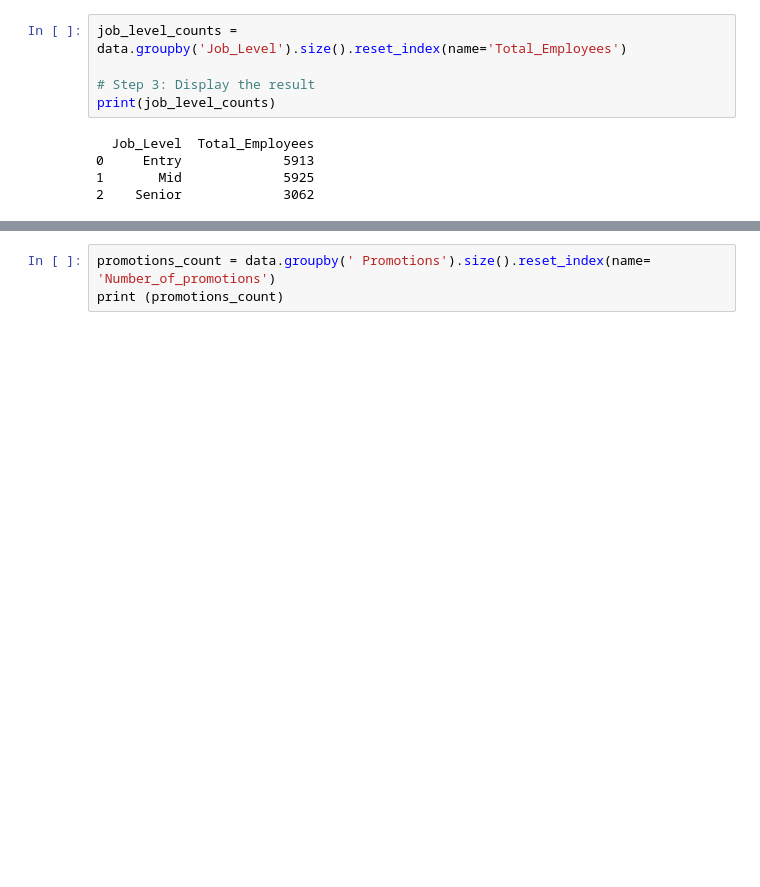
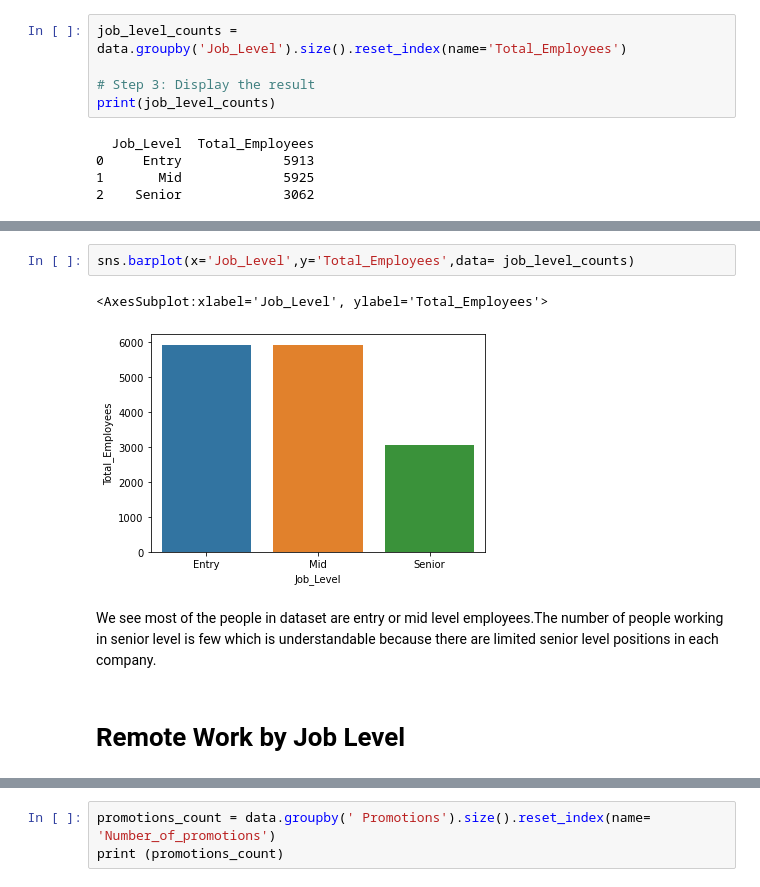
Before and after one commit to dikshya98/Python-01, a Jupyter notebook: Employee_Attrition_Analysis.ipynb, the cells around one changed output, grey strips where cells are left out. Saved outputs shown, nothing was run; the diff lists cells and outputs as text; blank space fills up the shorter version.

```diff
--- a/Employee_Attrition_Analysis.ipynb
+++ b/Employee_Attrition_Analysis.ipynb
@@ -179,0 +175,9 @@ Asd per our dataset,most people who are working remotely are in Mid level jobs a
+# %%
+sns.barplot(x='Job_Level',y='Total_Employees',data= job_level_counts)
+# %% [output]
+<AxesSubplot:xlabel='Job_Level', ylabel='Total_Employees'>
+[figure, added]
+# %% [markdown]
+We see most of the people in dataset are entry or mid level employees.The number of people working in senior level is few which is understandable because there are limited senior level positions in each company.
+# %% [markdown]
+# Remote Work by Job Level
```
Also changed, not shown: parts of 19 cells of this notebook.
